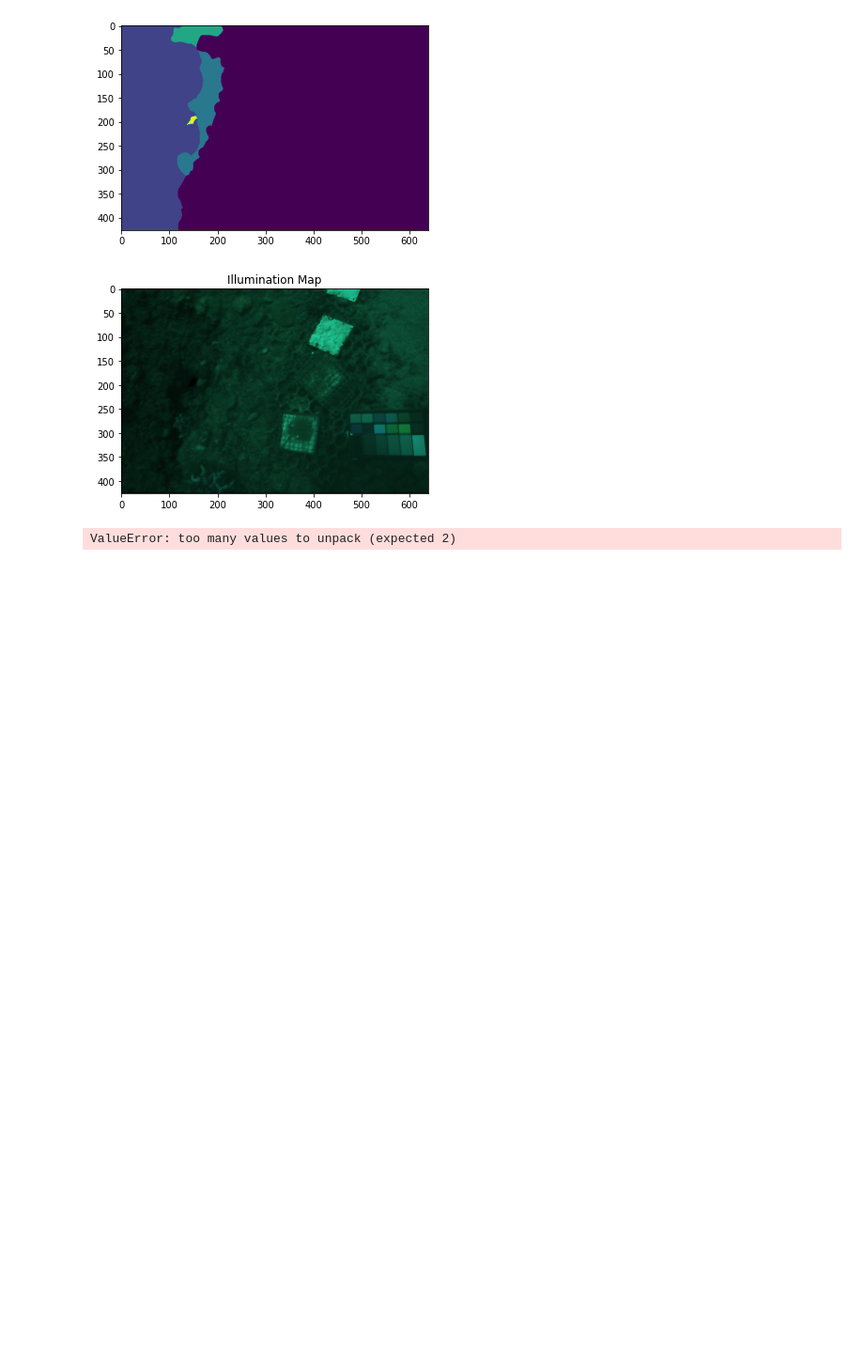
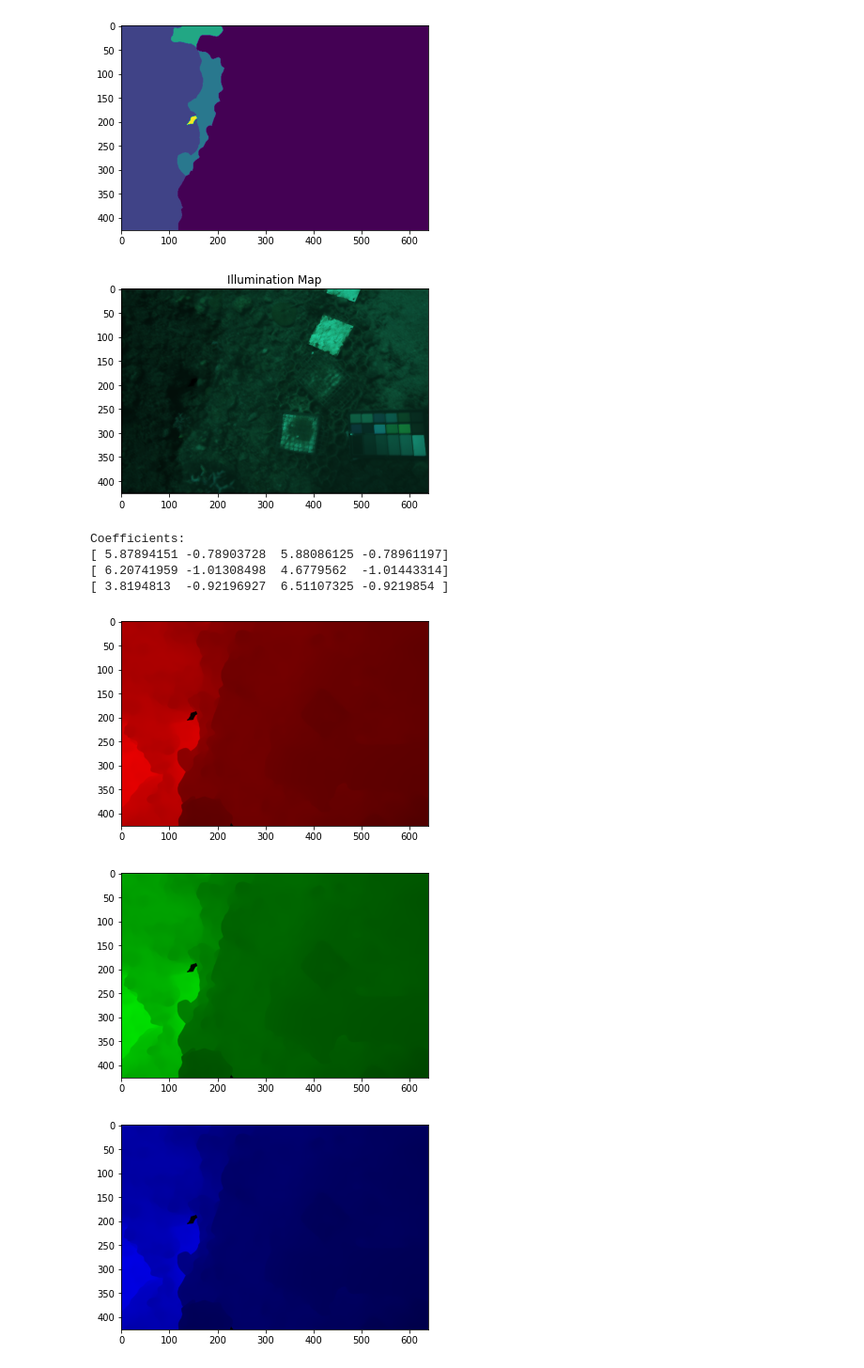
Before and after one commit to Spoon7227/CS445-Project, a Jupyter notebook: seathru.ipynb, the cells around one changed output. Shown at 94% size. Drawn from its saved outputs; the diff is of its cells as text; code cells hidden in the pictures; blank space fills up the shorter version.

Commit message:
finished attentuations

```diff
--- a/seathru.ipynb
+++ b/seathru.ipynb
@@ -236,6 +236,3 @@ plt.title('Illumination Map')
 plt.show()
 # %% [output]
 [figure]
-# %%
-def filter_data(X, Y, radius_fraction=0.01):
-    return None # TODO
@@ -289,6 +315,32 @@ def calculate_beta_D(depths, popt):
 # %%
-attentuations, coefs = estimate_attentuation(depths, illumination)
+attentuations, ref_attentuations, coefs = estimate_attentuation(depths, illumination)
 
-betaR, betaG, betaB, coefsR, coefsG, coefsB = attentuations[0], attentuations[1], attentuations[2], coefs[0], coefs[1], coefs[2]
+betaR, betaG, betaB = attentuations[0], attentuations[1], attentuations[2]
+ref_betaR, ref_betaG, ref_betaB, coefsR, coefsG, coefsB = ref_attentuations[0], ref_attentuations[1], ref_attentuations[2], coefs[0], coefs[1], coefs[2]
-# %% [output]
-ValueError: too many values to unpack (expected 2)
+# %%
+print("Coefficients: ")
+print("{}\n{}\n{}".format(coefsR, coefsG, coefsB))
+
+scale_betaR = (ref_betaR - np.min(ref_betaR)) / (np.max(ref_betaR) - np.min(ref_betaR))
+scale_betaG = (ref_betaG - np.min(ref_betaG)) / (np.max(ref_betaG) - np.min(ref_betaG))
+scale_betaB = (ref_betaB - np.min(ref_betaB)) / (np.max(ref_betaB) - np.min(ref_betaB))
+
+plt.clf()
+plt.imshow(np.stack([scale_betaR, np.zeros_like(betaR), np.zeros_like(betaR)], axis=2))
+plt.show()
+
+plt.clf()
+plt.imshow(np.stack([np.zeros_like(betaR), scale_betaG, np.zeros_like(betaR)], axis=2))
+plt.show()
+
+plt.clf()
+plt.imshow(np.stack([np.zeros_like(betaR), np.zeros_like(betaR), scale_betaB], axis=2))
+plt.show()
+# %% [output]
+Coefficients:
+[ 5.87894151 -0.78903728  5.88086125 -0.78961197]
+[ 6.20741959 -1.01308498  4.6779562  -1.01443314]
+[ 3.8194813  -0.92196927  6.51107325 -0.9219854 ]
+[figure, added]
+[figure, added]
+[figure, added]
```
Also changed, not shown: parts of 2 cells of this notebook.
